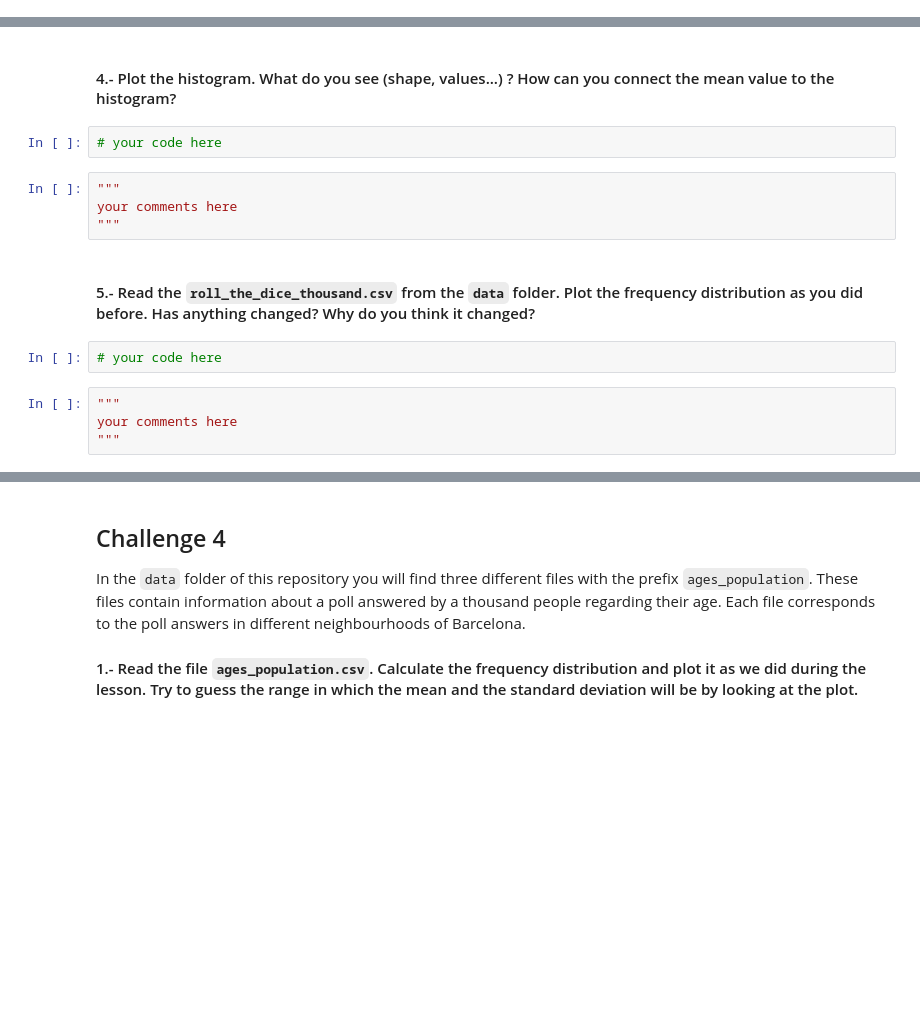
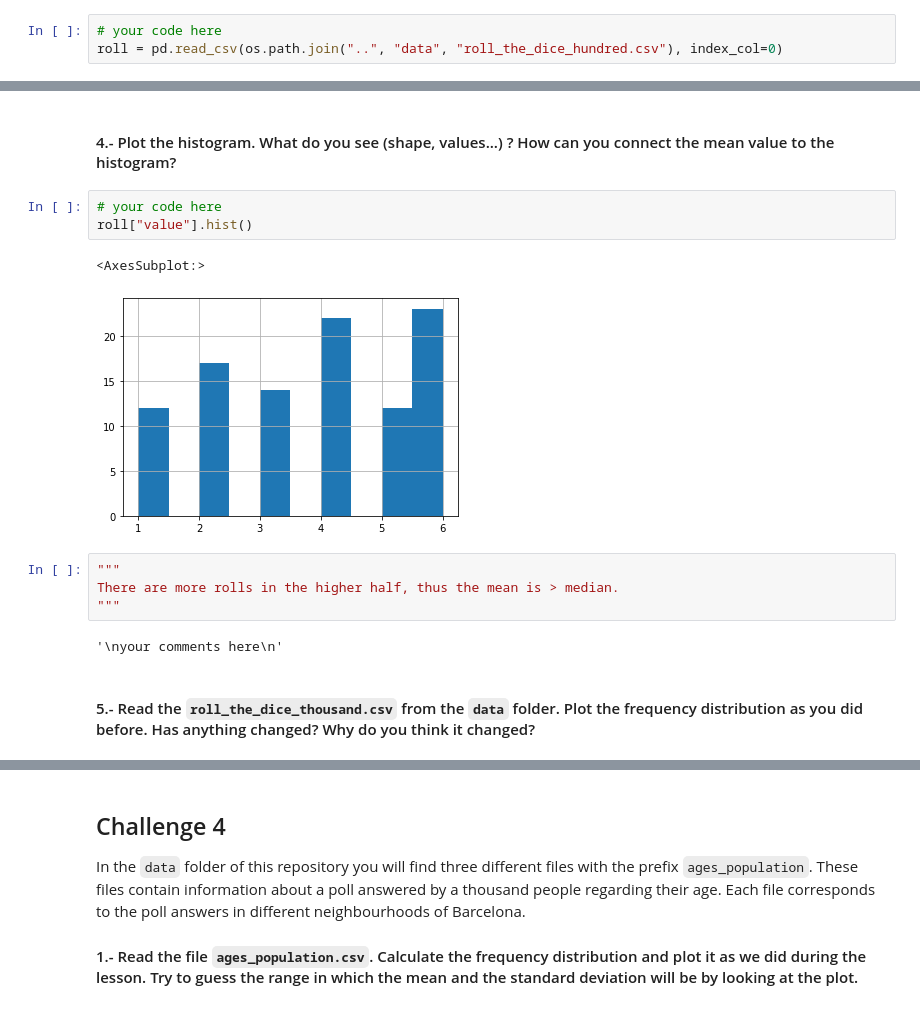
Before and after one commit to therinz/data-ber-08-20, a Jupyter notebook: Labs/module-2_labs/01_statistics/03_lab-descriptive-stats/your-code/main.ipynb, the cells around one changed output, grey strips where cells are left out. Cells and saved outputs as stored; diff of their text form; blank space fills up the shorter version.

```diff
--- a/Labs/module-2_labs/01_statistics/03_lab-descriptive-stats/your-code/main.ipynb
+++ b/Labs/module-2_labs/01_statistics/03_lab-descriptive-stats/your-code/main.ipynb
@@ -152,0 +150,3 @@ your comments here
+# %%
+# your code here
+roll = pd.read_csv(os.path.join("..", "data", "roll_the_dice_hundred.csv"), index_col=0)
@@ -162,15 +196,15 @@ your comments here
 #### 4.- Plot the histogram. What do you see (shape, values...) ? How can you connect the mean value to the histogram?
 # %%
 # your code here
+roll["value"].hist()
+# %% [output]
+<AxesSubplot:>
+[figure, added]
-# %%
-"""
-your comments here
-"""
+# %%
+"""
+There are more rolls in the higher half, thus the mean is > median.
+"""
+# %% [output]
+'\nyour comments here\n'
 # %% [markdown]
 #### 5.- Read the `roll_the_dice_thousand.csv` from the `data` folder. Plot the frequency distribution as you did before. Has anything changed? Why do you think it changed?
-# %%
-# your code here
-# %%
-"""
-your comments here
-"""
```
Also changed, not shown: parts of 47 cells of this notebook.
